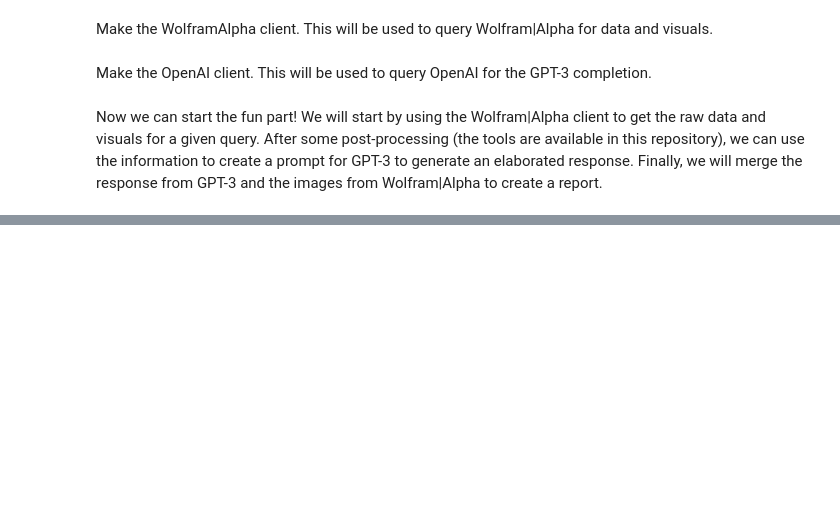
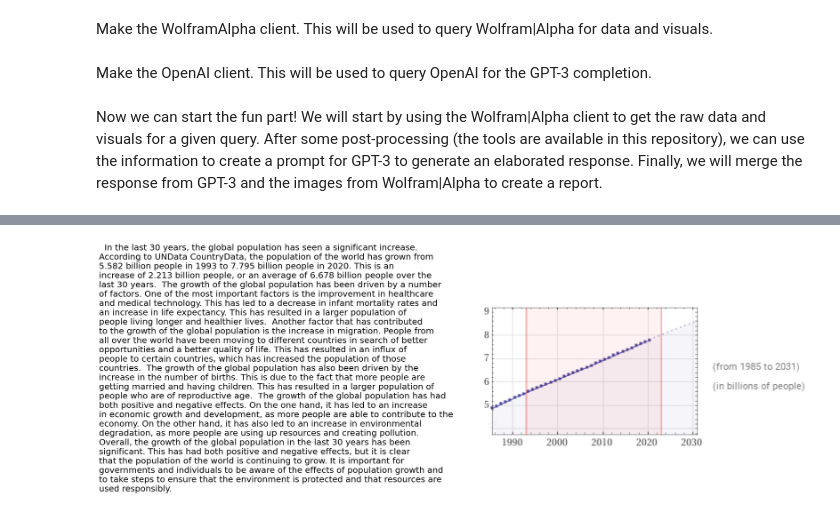
Before and after one commit to landajuela/gpt_wolframalpha, a Jupyter notebook: gpt_wolframalpha.ipynb, the cells around one changed output, grey strips where cells are left out. Cells and saved outputs as stored; diff of their text form; code cells hidden in the pictures; blank space fills up the shorter version.

```diff
--- a/gpt_wolframalpha.ipynb
+++ b/gpt_wolframalpha.ipynb
@@ -103,0 +104,9 @@ show_text_and_image(gpt_output, report_prompt["imgs_files"])
+# %%
+query = 'analyze global population in the last 30 years'
+report_json = wolframAlpha_client(query)
+report_prompt = wolframAlpha_report(report_json)
+prompt = query.capitalize() + ".\n" + "Write an essay.\n" + "Use this data:\n" + report_prompt["report"] +"\nDo not show tables."
+gpt_output = gpt_client(prompt)
+show_text_and_image(gpt_output, report_prompt["imgs_files"])
+# %% [output]
+[figure, added]
```
Also changed, not shown: parts of 1 cell of this notebook, 1 other file.
